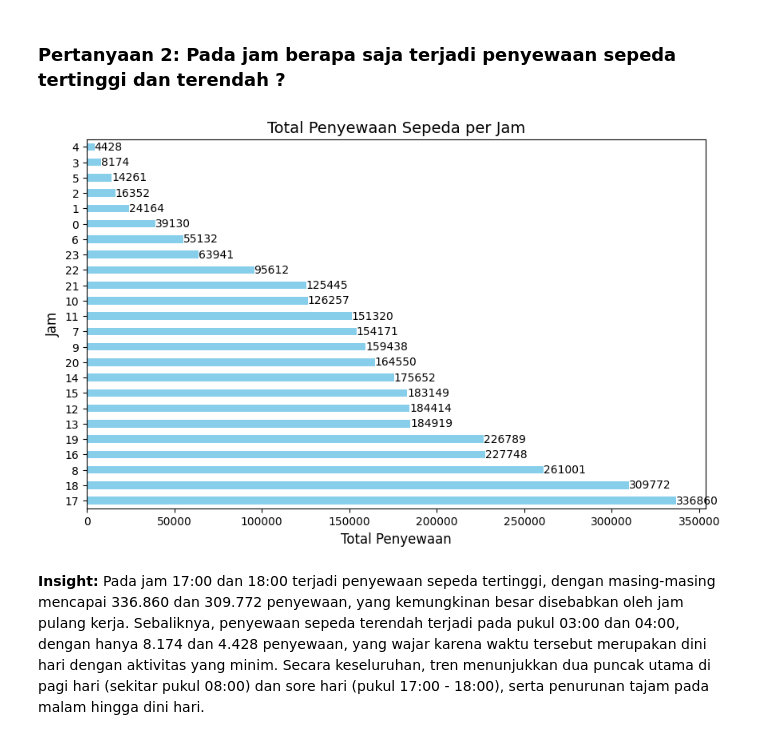
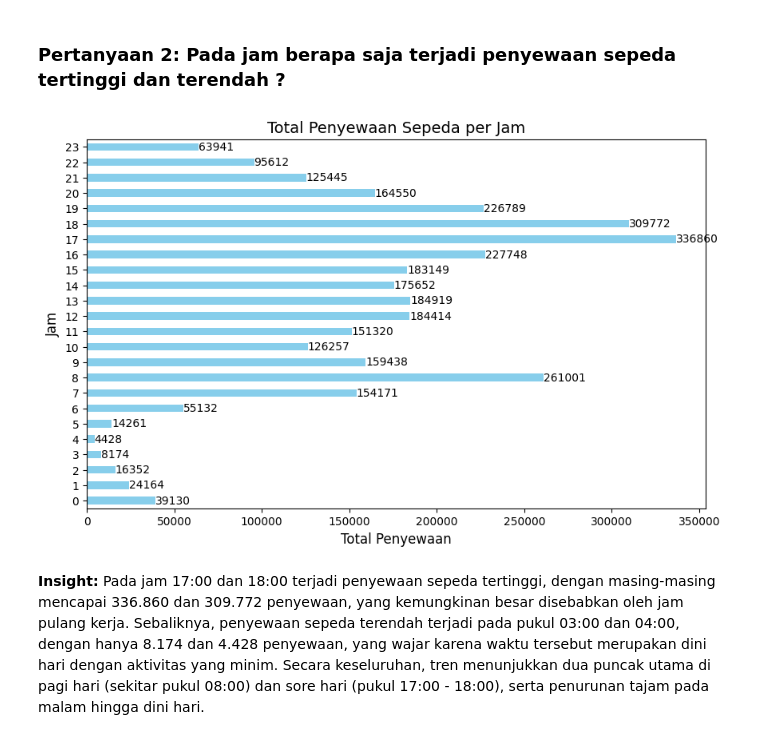
Before and after one commit to nandaarya/bike-sharing-dataset-data-analysis, a Jupyter notebook: proyek-analisis-data-bike-sharing-dataset.ipynb, the cells around one changed output. Saved outputs shown, nothing was run; the diff lists cells and outputs as text; code cells hidden in the pictures.

Commit message:
Fix Visualization and requirements

```diff
--- a/proyek-analisis-data-bike-sharing-dataset.ipynb
+++ b/proyek-analisis-data-bike-sharing-dataset.ipynb
@@ -599,26 +599,26 @@ Kesimpulan dari data di atas menunjukkan bahwa penyewaan sepeda tertinggi terjad
 # %%
 import matplotlib.pyplot as plt
 
 # Data yang dihasilkan oleh kode sebelumnya
-hourly_rentals = hour_df.groupby("hour")["total_rentals"].sum().sort_values(ascending=False)
+hourly_rentals = hour_df.groupby("hour")["total_rentals"].sum()
 
 # Membuat diagram batang horizontal
 plt.figure(figsize=(10, 6))
 hourly_rentals.plot(kind='barh', color='skyblue')
 
 # Menambahkan judul dan label
 plt.title('Total Penyewaan Sepeda per Jam', fontsize=14)
 plt.xlabel('Total Penyewaan', fontsize=12)
 plt.ylabel('Jam', fontsize=12)
 
 # Menambahkan label di ujung setiap batang
 for index, value in enumerate(hourly_rentals):
     plt.text(value, index, str(value), va='center', ha='left', fontsize=10)
 
 # Menampilkan diagram
 plt.show()
 # %% [output]
-[figure, old version]
+[figure, new version]
 # %% [markdown]
 **Insight:**
 Pada jam 17:00 dan 18:00 terjadi penyewaan sepeda tertinggi, dengan masing-masing mencapai 336.860 dan 309.772 penyewaan, yang kemungkinan besar disebabkan oleh jam pulang kerja. Sebaliknya, penyewaan sepeda terendah terjadi pada pukul 03:00 dan 04:00, dengan hanya 8.174 dan 4.428 penyewaan, yang wajar karena waktu tersebut merupakan dini hari dengan aktivitas yang minim. Secara keseluruhan, tren menunjukkan dua puncak utama di pagi hari (sekitar pukul 08:00) dan sore hari (pukul 17:00 - 18:00), serta penurunan tajam pada malam hingga dini hari.
```
Also changed, not shown: parts of 6 cells of this notebook, 2 other files.
